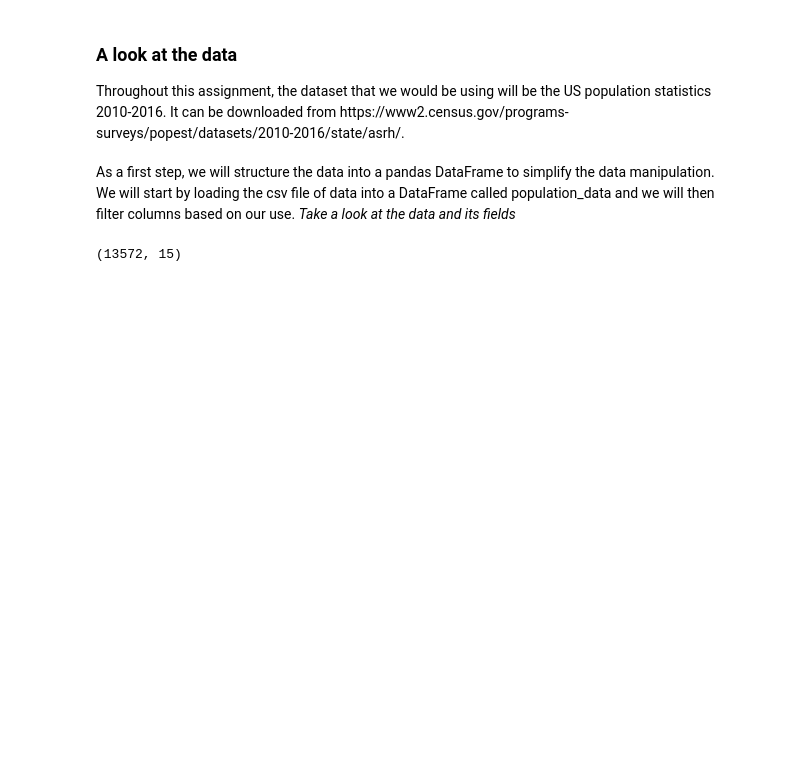
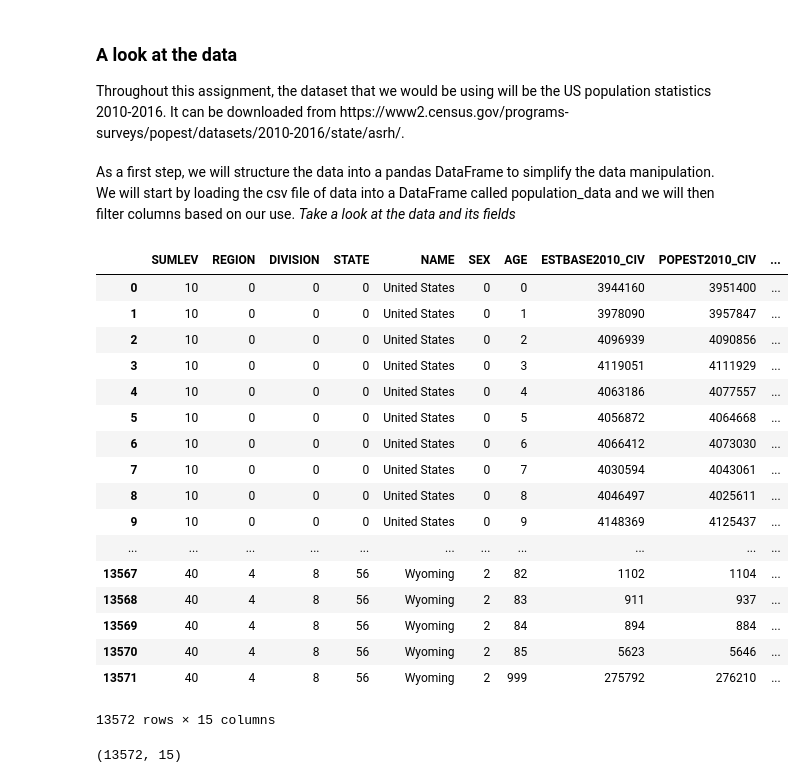
Before and after one commit to stefanhaannl/fundamentals_of_ds, a Jupyter notebook: Week1.ipynb, the cells around one changed output. Cells and saved outputs as stored; diff of their text form; code cells hidden in the pictures; blank space fills up the shorter version.

```diff
--- a/Week1.ipynb
+++ b/Week1.ipynb
@@ -45,6 +45,27 @@ Throughout this assignment, the dataset that we would be using will be the US po
 As a first step, we will structure the data into a pandas DataFrame to simplify the data manipulation. We will start by loading the csv file of data into a DataFrame called population_data and we will then filter columns based on our use. *Take a look at the data and its fields*
 # %%
 population_data = pd.read_csv('pop_data/sc-est2016-agesex-civ.csv')
+# For viewing the complete dataset
+population_data
+# %% [output]
+|  | SUMLEV | REGION | DIVISION | STATE | NAME | SEX | AGE | ESTBASE2010_CIV | POPEST2010_CIV | ... |
+| 0 | 10 | 0 | 0 | 0 | United States | 0 | 0 | 3944160 | 3951400 | ... |
+| 1 | 10 | 0 | 0 | 0 | United States | 0 | 1 | 3978090 | 3957847 | ... |
+| 2 | 10 | 0 | 0 | 0 | United States | 0 | 2 | 4096939 | 4090856 | ... |
+| 3 | 10 | 0 | 0 | 0 | United States | 0 | 3 | 4119051 | 4111929 | ... |
+| 4 | 10 | 0 | 0 | 0 | United States | 0 | 4 | 4063186 | 4077557 | ... |
+| 5 | 10 | 0 | 0 | 0 | United States | 0 | 5 | 4056872 | 4064668 | ... |
+| 6 | 10 | 0 | 0 | 0 | United States | 0 | 6 | 4066412 | 4073030 | ... |
+| 7 | 10 | 0 | 0 | 0 | United States | 0 | 7 | 4030594 | 4043061 | ... |
+| 8 | 10 | 0 | 0 | 0 | United States | 0 | 8 | 4046497 | 4025611 | ... |
+| 9 | 10 | 0 | 0 | 0 | United States | 0 | 9 | 4148369 | 4125437 | ... |
+| ... | ... | ... | ... | ... | ... | ... | ... | ... | ... | ... |
+| 13567 | 40 | 4 | 8 | 56 | Wyoming | 2 | 82 | 1102 | 1104 | ... |
+| 13568 | 40 | 4 | 8 | 56 | Wyoming | 2 | 83 | 911 | 937 | ... |
+| 13569 | 40 | 4 | 8 | 56 | Wyoming | 2 | 84 | 894 | 884 | ... |
+| 13570 | 40 | 4 | 8 | 56 | Wyoming | 2 | 85 | 5623 | 5646 | ... |
+| 13571 | 40 | 4 | 8 | 56 | Wyoming | 2 | 999 | 275792 | 276210 | ... |
+13572 rows × 15 columns
 # %%
 population_data.shape
 # %% [output]
```
Also changed, not shown: parts of 2 cells of this notebook.
